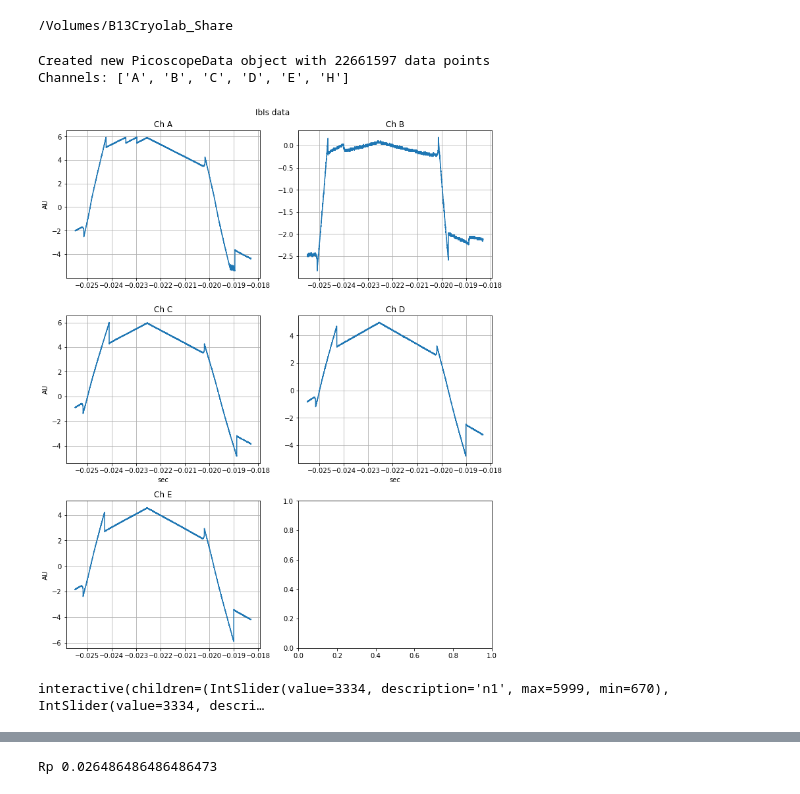
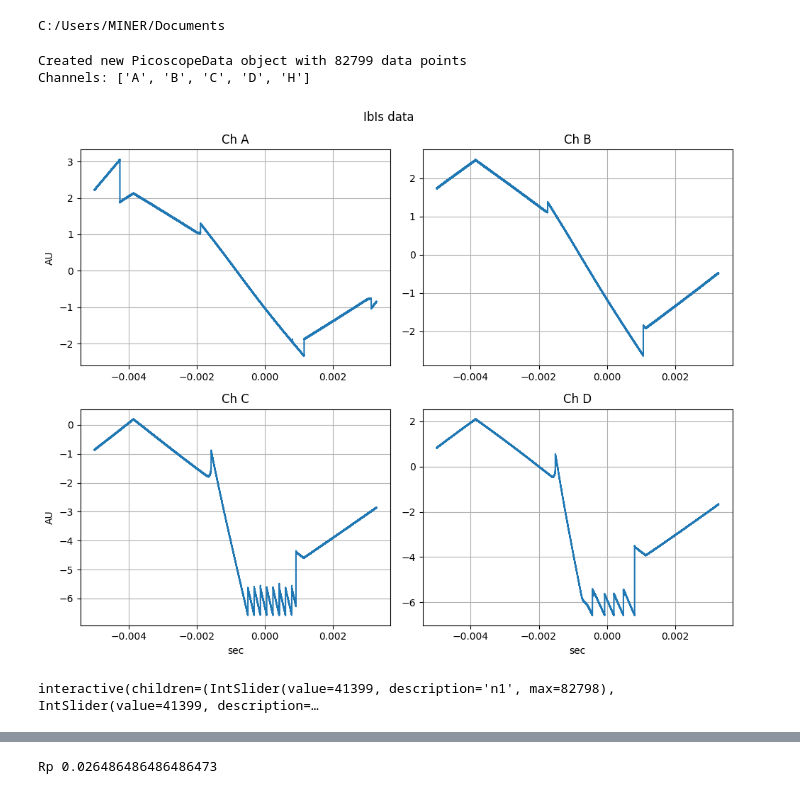
Before and after one commit to tamu-edu/tes_noise, a Jupyter notebook: IbIs.ipynb, the cells around one changed output, grey strips where cells are left out. Saved outputs shown, nothing was run; the diff lists cells and outputs as text; code cells hidden in the pictures.

Commit message:
newest data

```diff
--- a/IbIs.ipynb
+++ b/IbIs.ipynb
@@ -49,28 +49,29 @@ warnings.simplefilter('ignore')
 # %%
 # base location of "B13_Runs" folder
 folder_base_candidates = [
-    'D:', # on the cryolab2 computer
+    'C:/Users/MINER/Documents', # on the cryolab2 computer
     '/Volumes/B13Cryolab_Share' # connecting to shared drives from Mac
 ]
 
-folder_base = find_folder('B13_Runs', *folder_base_candidates)
+folder_base = find_folder('B13 Cryolab', *folder_base_candidates)
 print(folder_base)
 # %% [output]
-/Volumes/B13Cryolab_Share
+C:/Users/MINER/Documents
 # %%
 # where to find IbIs data files
-data_dir = folder_base + '/B13_Runs/Run96/IbIs Data'
-runnum = '20241108-0001'
+runnum = 4
+data_dir = folder_base + f'/B13 Cryolab/Run{runnum}/IbIs Data'
+runname = '20250516'
 idx = None
-channels = 'ABCDE' # select channel names
+channels = 'ABCD' # select channel names
 
-# will look for data files '{data_dir}/{runnum}_{i}.csv' for i in idx (unless idx = None, then remove the '_{i}')
+# will look for data files '{data_dir}/{runname}_{i}.csv' for i in idx (unless idx = None, then remove the '_{i}')
 # %%
 # read ibis data into PicoscopeData object
 import picoscopedata
 importlib.reload(picoscopedata)
 from picoscopedata import PicoscopeData
-ibis = PicoscopeData(runnum, data_dir = data_dir, idx = idx)
+ibis = PicoscopeData(runname, data_dir = data_dir, idx = idx)
 # %% [output]
-Created new PicoscopeData object with 22661597 data points
-Channels: ['A', 'B', 'C', 'D', 'E', 'H']
+Created new PicoscopeData object with 82799 data points
+Channels: ['A', 'B', 'C', 'D', 'H']
@@ -79,34 +80,34 @@ ibis.resize(0, 6_000_000, 1_000)
 # %%
-numrows = 1+len(channels)//2
+numrows = (1+len(channels))//2
 
 
 fig, axs = plt.subplots(nrows = numrows, ncols = 2, figsize = (10,4*numrows))
 
 fig.suptitle('IbIs data')
 
 for ax in axs[1]:
     ax.set_xlabel('sec')
 for ax in axs[:,0]:
     ax.set_ylabel('AU')
 
 for i, (c, ax) in enumerate(zip(channels, axs.flatten())):
 
     ax.grid()
 
     ax.plot(ibis.ts, ibis(c))
     #ax.plot(ibis.ts, ibis('H'))
     ax.set_title(f'Ch {c}')
 
     wind = ax.axis()
 
     #ax.fill_betweenx((wind[2], wind[3]), 2*[ibis.ts[n1]], 2*[ibis.ts[n2]], alpha = 0.1, color = 'b')
     #ax.fill_betweenx((wind[2], wind[3]), 2*[ibis.ts[sc1]], 2*[ibis.ts[sc2]], alpha = 0.1, color = 'r')
 
 fig.tight_layout()
 # %% [output]
-[figure, old version]
+[figure, new version]
 # %%
-numrows = 1+len(channels)//2
+numrows = (1+len(channels))//2
 
 def plot_withlims(n1, n2, sc1, sc2):
     # plot IbIs data
@@ -138,9 +139,9 @@ def plot_withlims(n1, n2, sc1, sc2):
 
     return n1, n2, sc1, sc2
 
-imin = 670
+imin = 0
 widge = ipywidgets.interactive(plot_withlims, n1 = (imin,ibis.N-1), n2 = (imin,ibis.N-1), sc1 = (imin,ibis.N-1), sc2 = (imin,ibis.N-1))
 
 display(widge)
 # %% [output]
-interactive(children=(IntSlider(value=3334, description='n1', max=5999, min=670), IntSlider(value=3334, descri…
+interactive(children=(IntSlider(value=41399, description='n1', max=82798), IntSlider(value=41399, description=…
```
Also changed, not shown: parts of 22 cells of this notebook, 2 other files.
